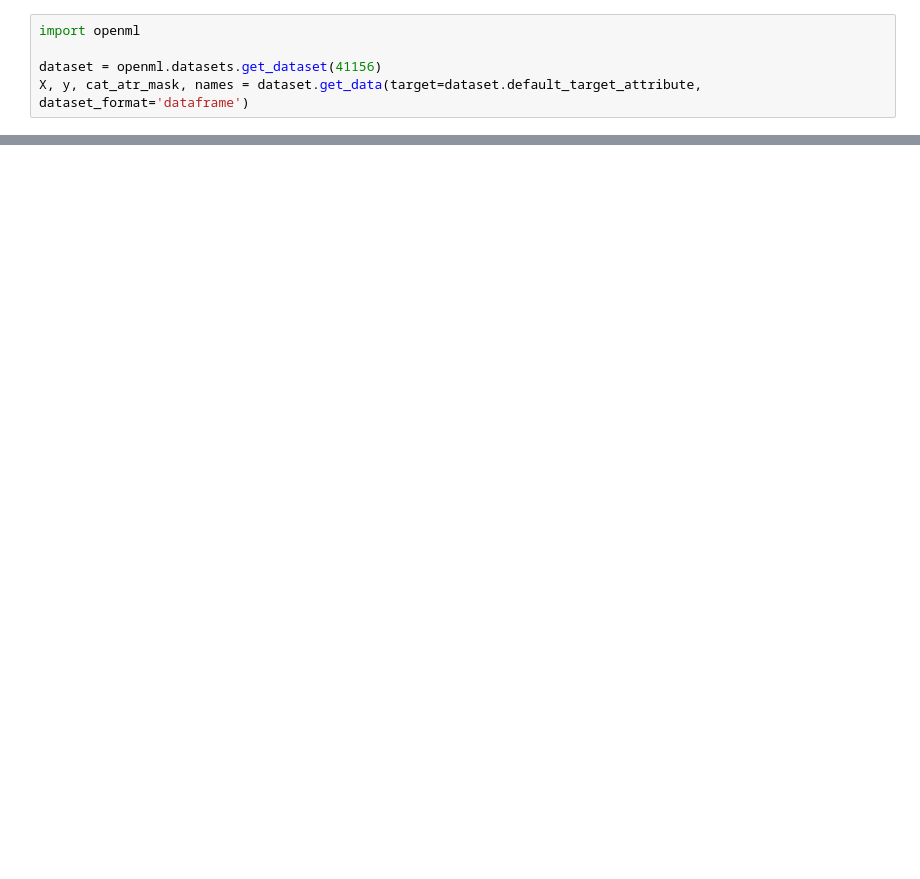
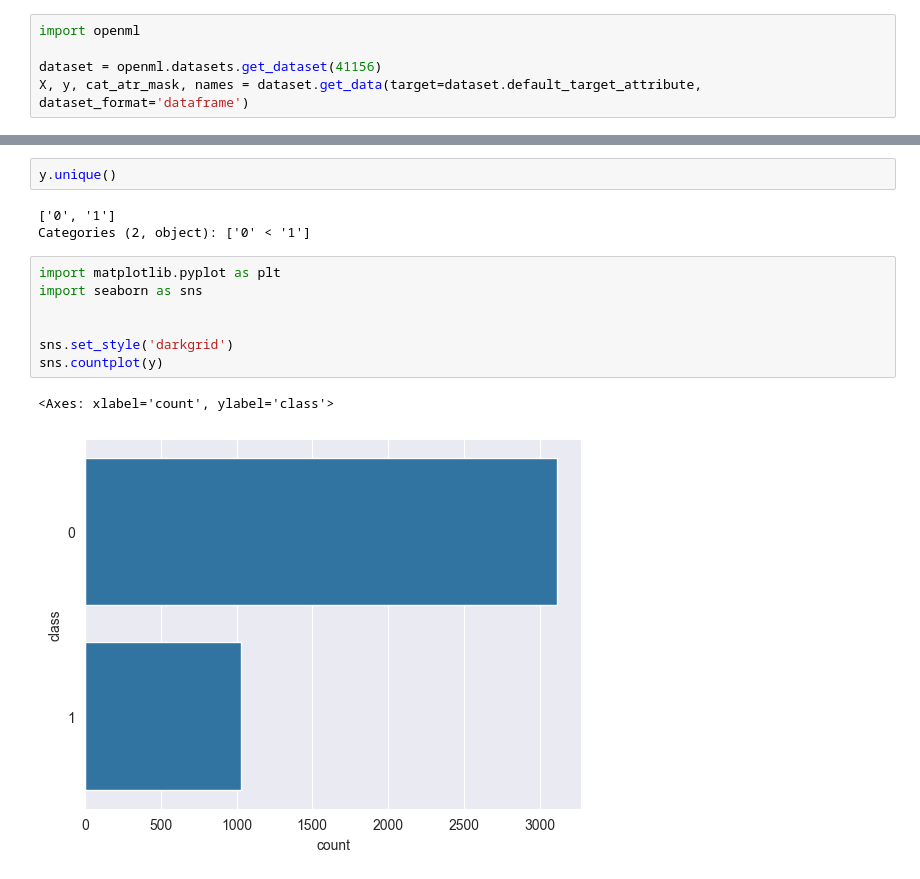
Before and after one commit to Gauss-PWr/tabpfn-bench, a Jupyter notebook: notebooks/openml/ada.ipynb, the cells around one changed output, grey strips where cells are left out. Saved outputs shown, nothing was run; the diff lists cells and outputs as text; blank space fills up the shorter version.

```diff
--- a/notebooks/openml/ada.ipynb
+++ b/notebooks/openml/ada.ipynb
@@ -14,0 +64,15 @@ y.head()
+# %%
+y.unique()
+# %% [output]
+['0', '1']
+Categories (2, object): ['0' < '1']
+# %%
+import matplotlib.pyplot as plt
+import seaborn as sns
+
+
+sns.set_style('darkgrid')
+sns.countplot(y)
+# %% [output]
+<Axes: xlabel='count', ylabel='class'>
+[figure, added]
```
Also changed, not shown: parts of 15 cells of this notebook, 2 other files.
